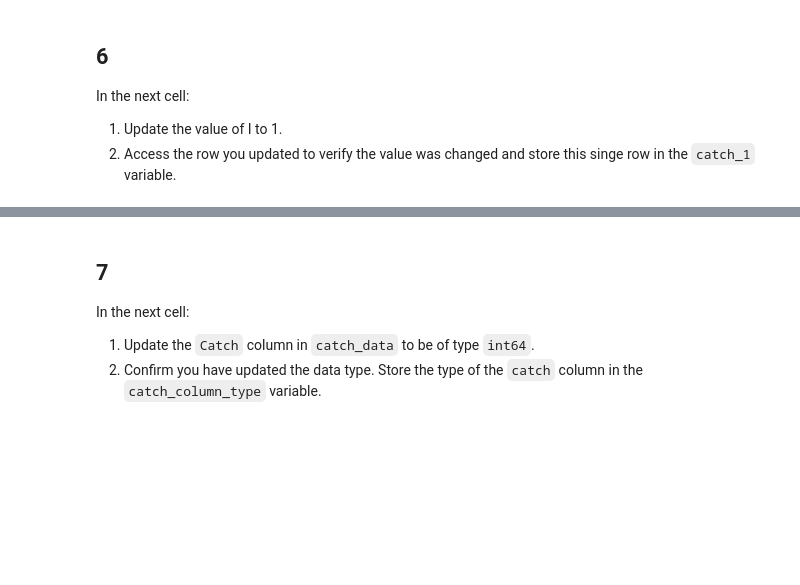
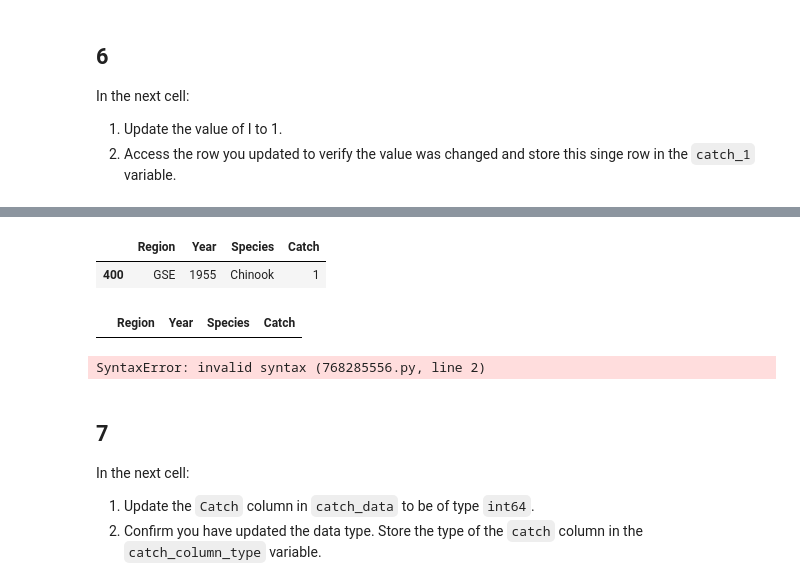
Before and after one commit to IsabellaSegarra/eds220-hwk2, a Jupyter notebook: task2/hwk2-task2-salmon.ipynb, the cells around one changed output, grey strips where cells are left out. Cells and saved outputs as stored; diff of their text form; code cells hidden in the pictures; blank space fills up the shorter version.

```diff
--- a/task2/hwk2-task2-salmon.ipynb
+++ b/task2/hwk2-task2-salmon.ipynb
@@ -257,3 +209,22 @@ catch_1
+# %%
+catch_data = catch_data[catch_data['Catch'] == "I"].replace("I", "1")
+# %%
+catch_data.head()
+# %% [output]
+|  | Region | Year | Species | Catch |
+| 400 | GSE | 1955 | Chinook | 1 |
+# %%
+catch_data.loc[catch_data['Catch'] == 1]
+# %% [output]
+|  | Region | Year | Species | Catch |
+# %%
+# Update the 'Catch' column by isolating the column, turning it into a string and replacing
+catch_1 =
+
+# Print catch_1
+catch_1
+# %% [output]
+SyntaxError: invalid syntax (768285556.py, line 2)
 # %% [markdown]
 <!-- END QUESTION -->
 
```
Also changed, not shown: parts of 18 cells of this notebook.
